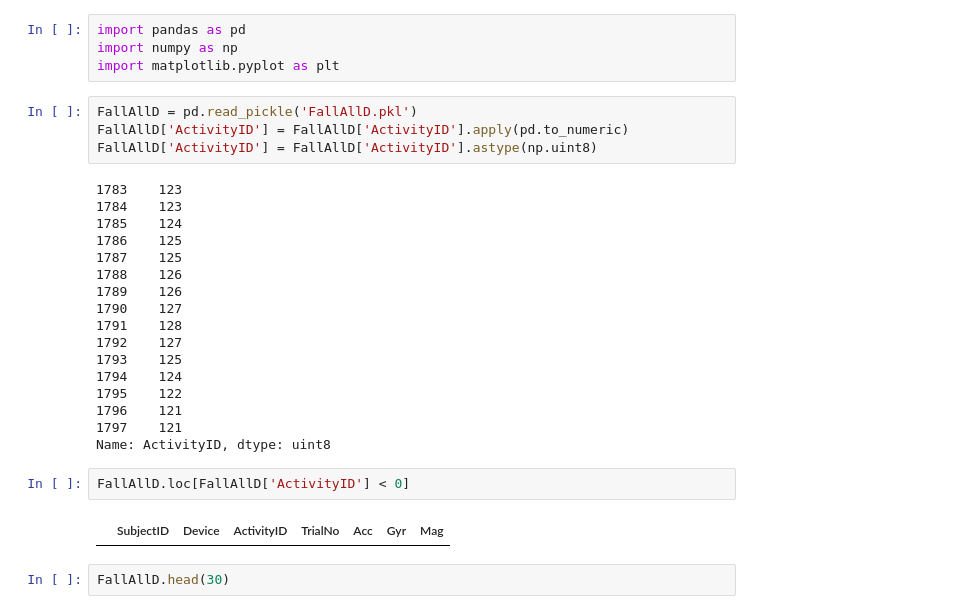
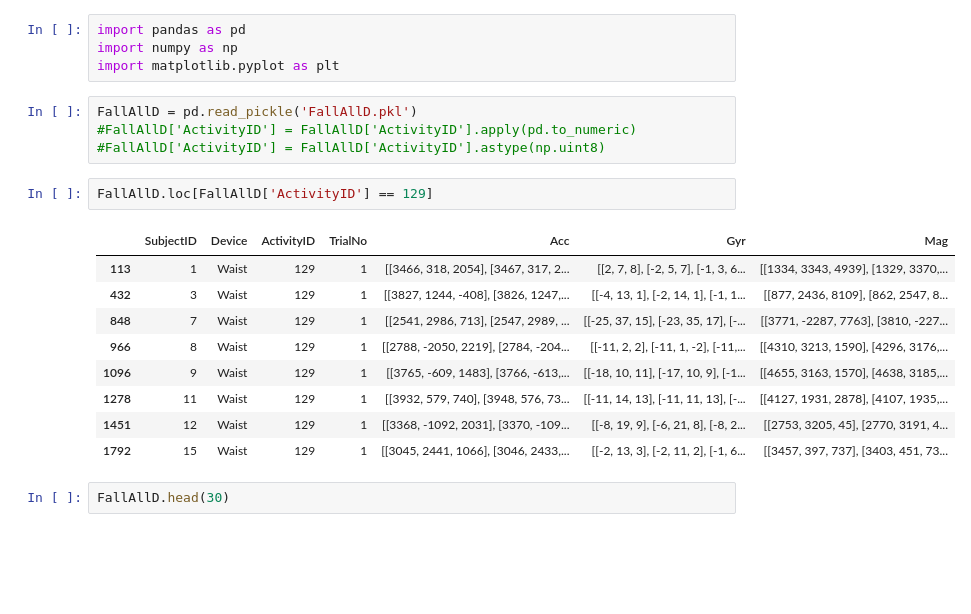
Before and after one commit to teddsords/Fall-Detection-and-Notification-System, a Jupyter notebook: FallAllD/Manipulating FallAllD.ipynb, the cells around one changed output. Drawn from its saved outputs; the diff is of its cells as text; blank space fills up the shorter version.

```diff
--- a/FallAllD/Manipulating FallAllD.ipynb
+++ b/FallAllD/Manipulating FallAllD.ipynb
@@ -4,29 +4,20 @@ import numpy as np
 import matplotlib.pyplot as plt
 # %%
 FallAllD = pd.read_pickle('FallAllD.pkl')
-FallAllD['ActivityID'] = FallAllD['ActivityID'].apply(pd.to_numeric)
-FallAllD['ActivityID'] = FallAllD['ActivityID'].astype(np.uint8)
+#FallAllD['ActivityID'] = FallAllD['ActivityID'].apply(pd.to_numeric)
+#FallAllD['ActivityID'] = FallAllD['ActivityID'].astype(np.uint8)
-# %% [output]
-1783    123
-1784    123
-1785    124
-1786    125
-1787    125
-1788    126
-1789    126
-1790    127
-1791    128
-1792    127
-1793    125
-1794    124
-1795    122
-1796    121
-1797    121
-Name: ActivityID, dtype: uint8
 # %%
-FallAllD.loc[FallAllD['ActivityID'] < 0]
+FallAllD.loc[FallAllD['ActivityID'] == 129]
 # %% [output]
 |  | SubjectID | Device | ActivityID | TrialNo | Acc | Gyr | Mag |
+| 113 | 1 | Waist | 129 | 1 | [[3466, 318, 2054], [3467, 317, 2... | [[2, 7, 8], [-2, 5, 7], [-1, 3, 6... | [[1334, 3343, 4939], [1329, 3370,... |
+| 432 | 3 | Waist | 129 | 1 | [[3827, 1244, -408], [3826, 1247,... | [[-4, 13, 1], [-2, 14, 1], [-1, 1... | [[877, 2436, 8109], [862, 2547, 8... |
+| 848 | 7 | Waist | 129 | 1 | [[2541, 2986, 713], [2547, 2989, ... | [[-25, 37, 15], [-23, 35, 17], [-... | [[3771, -2287, 7763], [3810, -227... |
+| 966 | 8 | Waist | 129 | 1 | [[2788, -2050, 2219], [2784, -204... | [[-11, 2, 2], [-11, 1, -2], [-11,... | [[4310, 3213, 1590], [4296, 3176,... |
+| 1096 | 9 | Waist | 129 | 1 | [[3765, -609, 1483], [3766, -613,... | [[-18, 10, 11], [-17, 10, 9], [-1... | [[4655, 3163, 1570], [4638, 3185,... |
+| 1278 | 11 | Waist | 129 | 1 | [[3932, 579, 740], [3948, 576, 73... | [[-11, 14, 13], [-11, 11, 13], [-... | [[4127, 1931, 2878], [4107, 1935,... |
+| 1451 | 12 | Waist | 129 | 1 | [[3368, -1092, 2031], [3370, -109... | [[-8, 19, 9], [-6, 21, 8], [-8, 2... | [[2753, 3205, 45], [2770, 3191, 4... |
+| 1792 | 15 | Waist | 129 | 1 | [[3045, 2441, 1066], [3046, 2433,... | [[-2, 13, 3], [-2, 11, 2], [-1, 6... | [[3457, 397, 737], [3403, 451, 73... |
 # %%
 FallAllD.head(30)
 # %% [output]
```
Also changed, not shown: parts of 2 cells of this notebook, 1 other file.
